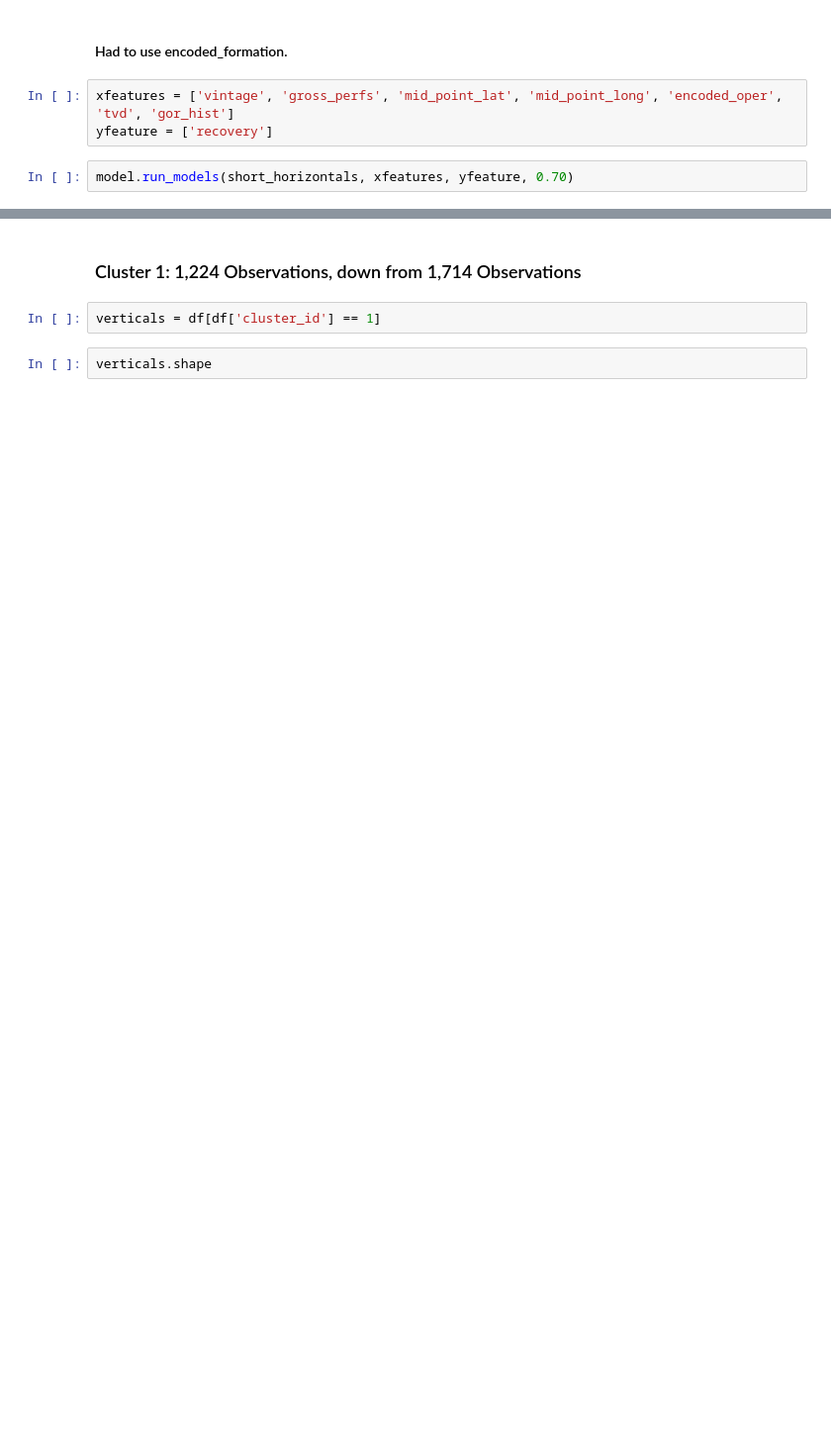
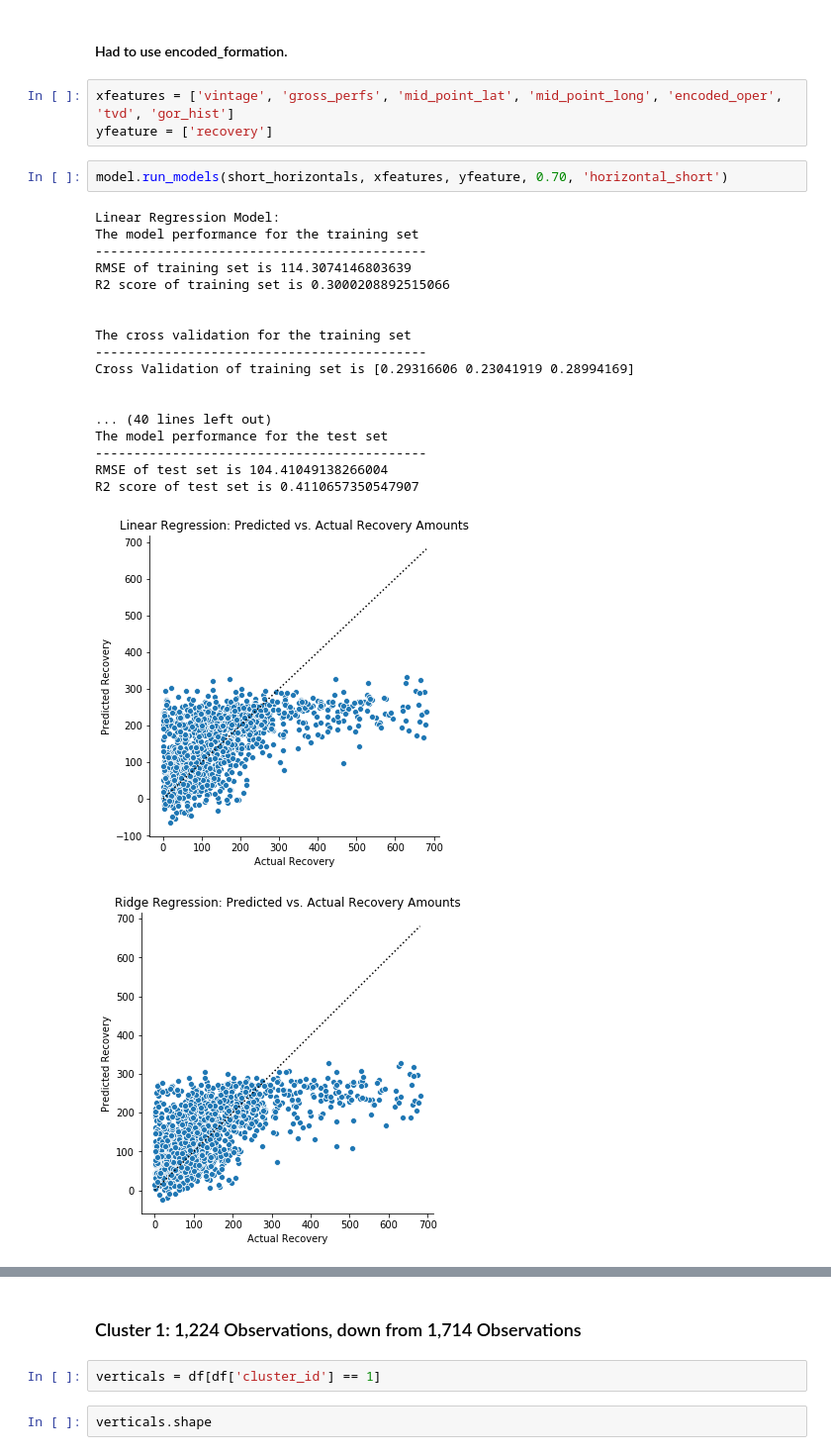
Before and after one commit to duc-analytica/DUC, a Jupyter notebook: model.ipynb, the cells around one changed output, grey strips where cells are left out. Shown at 99% size. Saved outputs shown, nothing was run; the diff lists cells and outputs as text; blank space fills up the shorter version.

```diff
--- a/model.ipynb
+++ b/model.ipynb
@@ -139,4 +280,24 @@ feature_list
 xfeatures = ['vintage', 'gross_perfs', 'mid_point_lat', 'mid_point_long', 'encoded_oper', 'tvd', 'gor_hist']
 yfeature = ['recovery']
 # %%
-model.run_models(short_horizontals, xfeatures, yfeature, 0.70)
+model.run_models(short_horizontals, xfeatures, yfeature, 0.70, 'horizontal_short')
+# %% [output]
+Linear Regression Model:
+The model performance for the training set
+-------------------------------------------
+RMSE of training set is 114.3074146803639
+R2 score of training set is 0.3000208892515066
+
+
+The cross validation for the training set
+-------------------------------------------
+Cross Validation of training set is [0.29316606 0.23041919 0.28994169]
+
+
+... (40 lines left out)
+The model performance for the test set
+-------------------------------------------
+RMSE of test set is 104.41049138266004
+R2 score of test set is 0.4110657350547907
+[figure, added]
+[figure, added]
```
Also changed, not shown: parts of 23 cells of this notebook.
